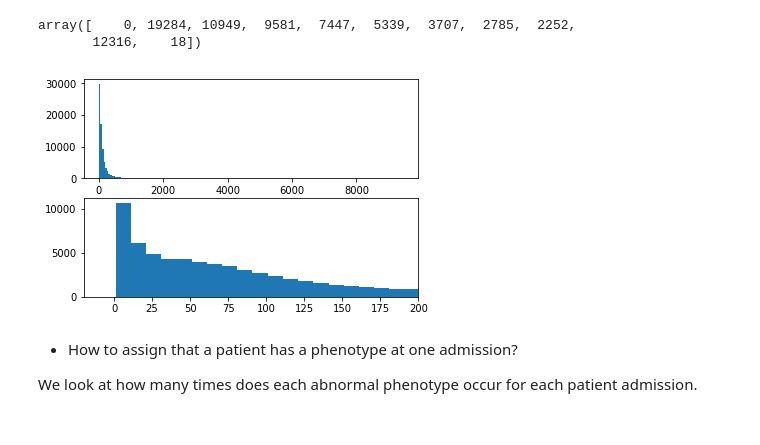
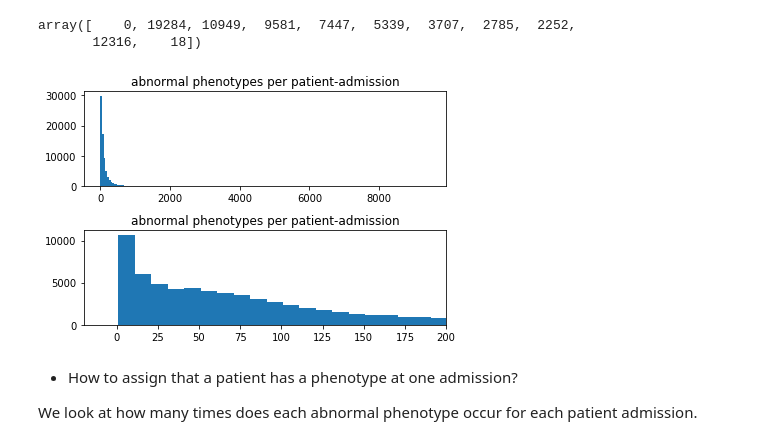
Before and after one commit to TheJacksonLaboratory/MIMIC_HPO, a Jupyter notebook: src/main/resources/mutual_info.ipynb, the cells around one changed output. Saved outputs shown, nothing was run; the diff lists cells and outputs as text; code cells hidden in the pictures.

```diff
--- a/src/main/resources/mutual_info.ipynb
+++ b/src/main/resources/mutual_info.ipynb
@@ -123,15 +123,18 @@ array([    0, 19284, 10949,  9581,  7447,  5339,  3707,  2785,  2252,
 # %%
 fig = plt.figure()
 ax = fig.add_subplot(211)
 ax.hist(abnormalities_per_patient_adm.abnormal_n,
         bins = np.arange(0, np.max(abnormalities_per_patient_adm.abnormal_n), 50))
+plt.title('abnormal phenotypes per patient-admission')
 ax = fig.add_subplot(212)
 ax.hist(abnormalities_per_patient_adm.abnormal_n,
         bins = np.arange(-9, np.max(abnormalities_per_patient_adm.abnormal_n), 10))
 plt.xlim((-20, 200))
+plt.title('abnormal phenotypes per patient-admission')
+plt.tight_layout()
 plt.show()
 # %% [output]
-[figure, old version]
+[figure, new version]
 # %% [markdown]
 * How to assign that a patient has a phenotype at one admission?
 
```
Also changed, not shown: parts of 38 cells of this notebook.
